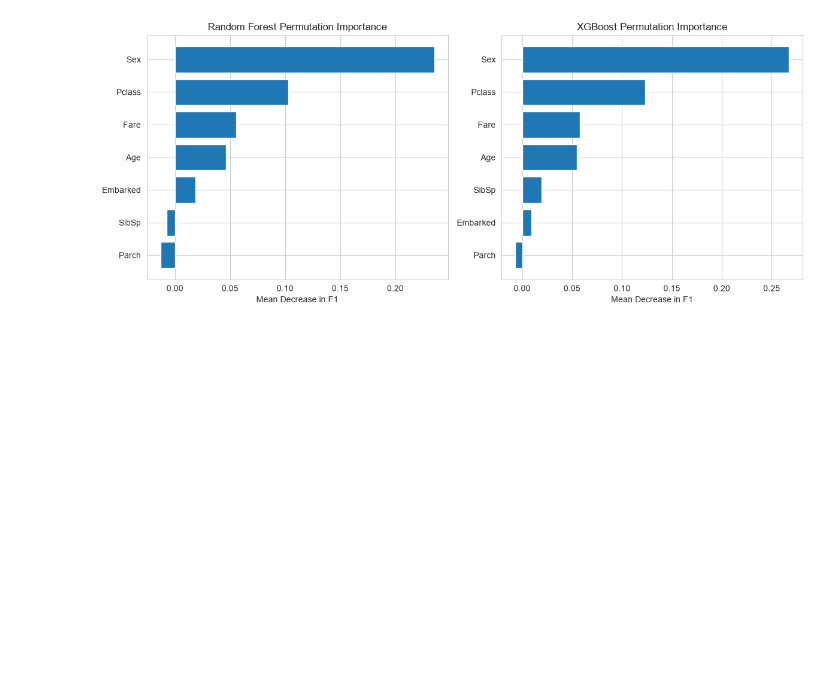
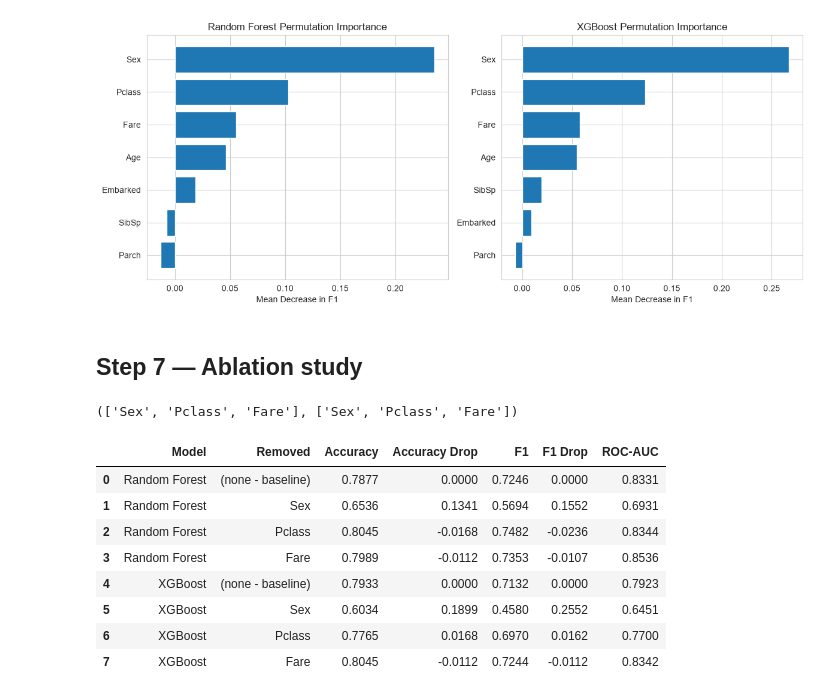
Before and after one commit to ZahinAwosaf/tabular-ensemble-ablation-titanic, a Jupyter notebook: ensemble_titanic.ipynb, the cells around one changed output. Saved outputs shown, nothing was run; the diff lists cells and outputs as text; code cells hidden in the pictures; blank space fills up the shorter version.

Commit message:
step 7

```diff
--- a/ensemble_titanic.ipynb
+++ b/ensemble_titanic.ipynb
@@ -569,3 +568,66 @@ plt.tight_layout()
 plt.show()
 # %% [output]
 [figure]
+# %% [markdown]
+## Step 7 — Ablation study
+# %%
+rf_top3 = list(rf_perm_df["Feature"].head(3))
+xgb_top3 = list(xgb_perm_df["Feature"].head(3))
+
+rf_top3, xgb_top3
+# %% [output]
+(['Sex', 'Pclass', 'Fare'], ['Sex', 'Pclass', 'Fare'])
+# %%
+ablation_results = []
+
+for model_name, fitted_pipeline, top3 in [("Random Forest", best_rf, rf_top3),
+                                          ("XGBoost", best_xgb, xgb_top3)]:
+
+    base_pred = fitted_pipeline.predict(X_test)
+    base_prob = fitted_pipeline.predict_proba(X_test)[:, 1]
+    base_acc = accuracy_score(y_test, base_pred)
+    base_f1 = f1_score(y_test, base_pred)
+    base_auc = roc_auc_score(y_test, base_prob)
+
+    ablation_results.append({"Model": model_name,
+                             "Removed": "(none - baseline)",
+                             "Accuracy": base_acc,
+                             "Accuracy Drop": 0.0,
+                             "F1": base_f1,
+                             "F1 Drop": 0.0,
+                             "ROC-AUC": base_auc})
+
+    for feature in top3:
+        ablate_numeric = [f for f in numeric_features if f != feature]
+        ablate_categorical = [f for f in categorical_features if f != feature]
+
+        ablate_preprocessor = ColumnTransformer(
+            transformers = [("num", clone(numeric_pipeline), ablate_numeric),
+                            ("cat", clone(categorical_pipeline), ablate_categorical)])
+
+        ablate_pipeline = Pipeline([("preprocessor", ablate_preprocessor),
+                                    ("classifier", clone(fitted_pipeline.named_steps["classifier"]))])
+        ablate_pipeline.fit(X_train, y_train)
+
+        pred = ablate_pipeline.predict(X_test)
+        prob = ablate_pipeline.predict_proba(X_test)[:, 1]
+        acc = accuracy_score(y_test, pred)
+        f1 = f1_score(y_test, pred)
+        auc = roc_auc_score(y_test, prob)
+
+        ablation_results.append({"Model": model_name, "Removed": feature,
+                                 "Accuracy": acc, "Accuracy Drop": base_acc - acc,
+                                 "F1": f1, "F1 Drop": base_f1 - f1, "ROC-AUC": auc})
+
+ablation_df = pd.DataFrame(ablation_results)
+ablation_df.round(4)
+# %% [output]
+|  | Model | Removed | Accuracy | Accuracy Drop | F1 | F1 Drop | ROC-AUC |
+| 0 | Random Forest | (none - baseline) | 0.7877 | 0.0000 | 0.7246 | 0.0000 | 0.8331 |
+| 1 | Random Forest | Sex | 0.6536 | 0.1341 | 0.5694 | 0.1552 | 0.6931 |
+| 2 | Random Forest | Pclass | 0.8045 | -0.0168 | 0.7482 | -0.0236 | 0.8344 |
+| 3 | Random Forest | Fare | 0.7989 | -0.0112 | 0.7353 | -0.0107 | 0.8536 |
+| 4 | XGBoost | (none - baseline) | 0.7933 | 0.0000 | 0.7132 | 0.0000 | 0.7923 |
+| 5 | XGBoost | Sex | 0.6034 | 0.1899 | 0.4580 | 0.2552 | 0.6451 |
+| 6 | XGBoost | Pclass | 0.7765 | 0.0168 | 0.6970 | 0.0162 | 0.7700 |
+| 7 | XGBoost | Fare | 0.8045 | -0.0112 | 0.7244 | -0.0112 | 0.8342 |
```
Also changed, not shown: parts of 3 cells of this notebook.
